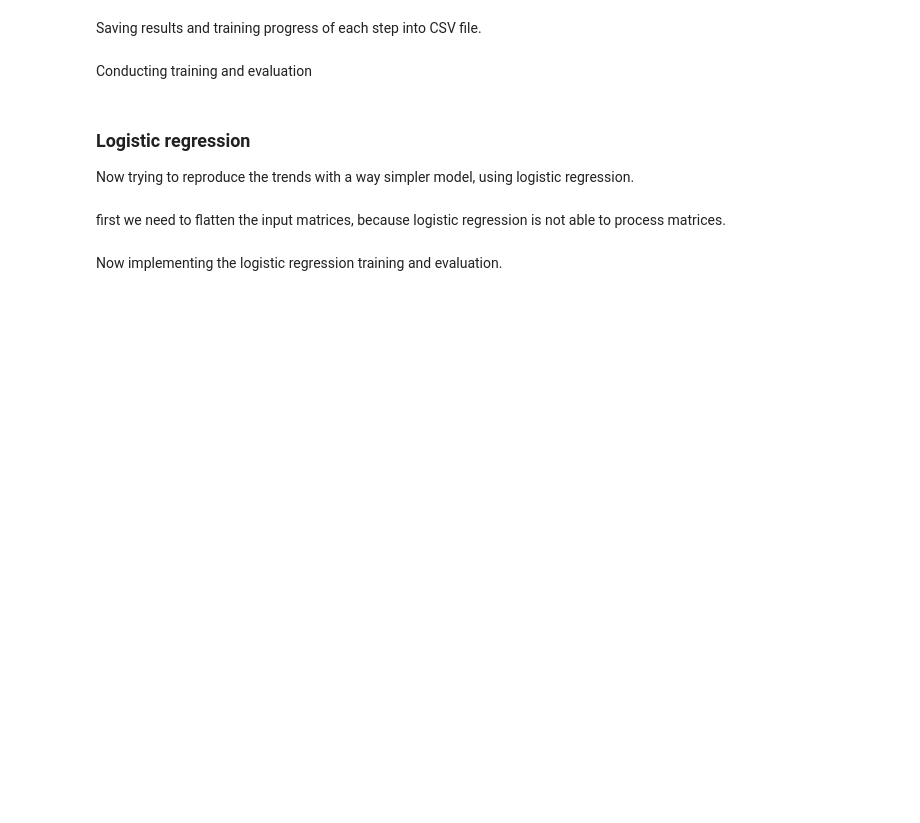
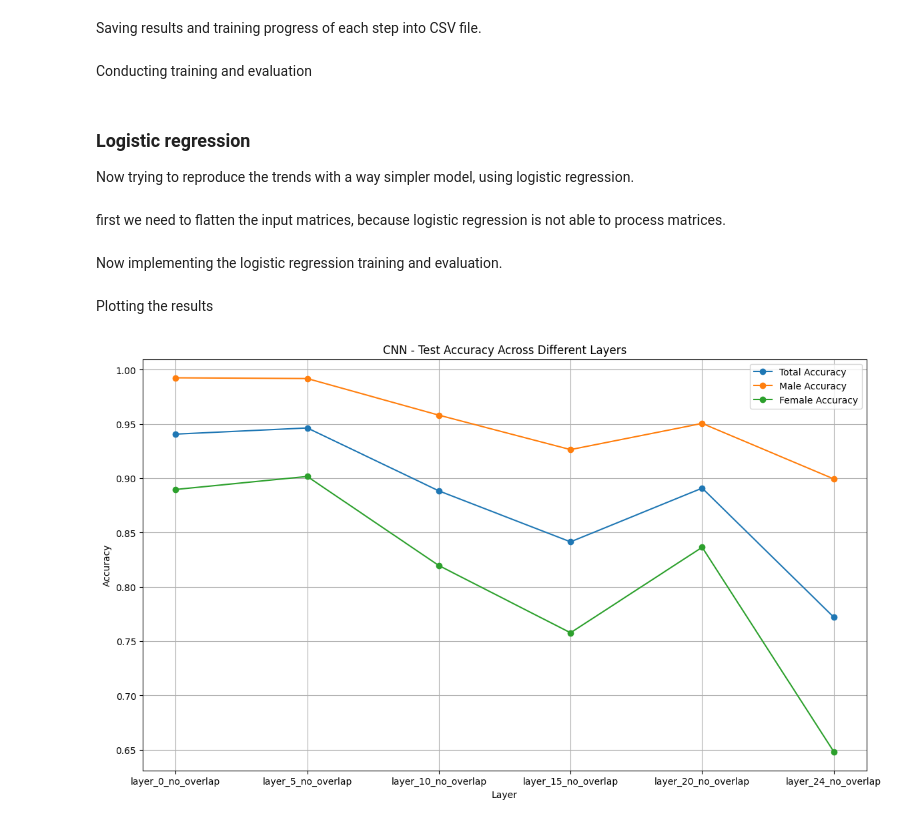
Before and after one commit to slinusc/speaker_identification, a Jupyter notebook: evaluation_pipeline.ipynb, the cells around one changed output. Cells and saved outputs as stored; diff of their text form; code cells hidden in the pictures; blank space fills up the shorter version.

Commit message:
logReg und plotting

```diff
--- a/evaluation_pipeline.ipynb
+++ b/evaluation_pipeline.ipynb
@@ -382,3 +395,42 @@ save_final_results(
     results,
     '/content/drive/My Drive/new_speaker_identification/evaluation/final_results.csv'
 )
+# %% [markdown]
+Plotting the results
+# %%
+import pandas as pd
+import matplotlib.pyplot as plt
+
+# Ersetzen Sie diesen Pfad mit dem Pfad zu Ihrer CSV-Datei
+csv_path = '/content/drive/MyDrive/new_speaker_identification/evaluation/final_CNN_round/final_results.csv'
+
+# Daten aus der CSV-Datei laden
+df = pd.read_csv(csv_path)
+
+# Plotten
+plt.figure(figsize=(14, 8))
+
+# Plot für die Gesamtgenauigkeit
+plt.plot(df['Layer'], df['Test Accuracy Total'], label='Total Accuracy', marker='o')
+
+# Plot für die Genauigkeit der männlichen Sprecher
+plt.plot(df['Layer'], df['Test Accuracy Male'], label='Male Accuracy', marker='o')
+
+# Plot für die Genauigkeit der weiblichen Sprecher
+plt.plot(df['Layer'], df['Test Accuracy Female'], label='Female Accuracy', marker='o')
+
+# Legende hinzufügen
+plt.legend()
+
+# Beschriftungen
+plt.title('CNN - Test Accuracy Across Different Layers')
+plt.xlabel('Layer')
+plt.ylabel('Accuracy')
+
+# Raster hinzufügen
+plt.grid(True)
+
+# Zeige Plot
+plt.show()
+# %% [output]
+[figure, added]
```
Also changed, not shown: parts of 7 cells of this notebook.
